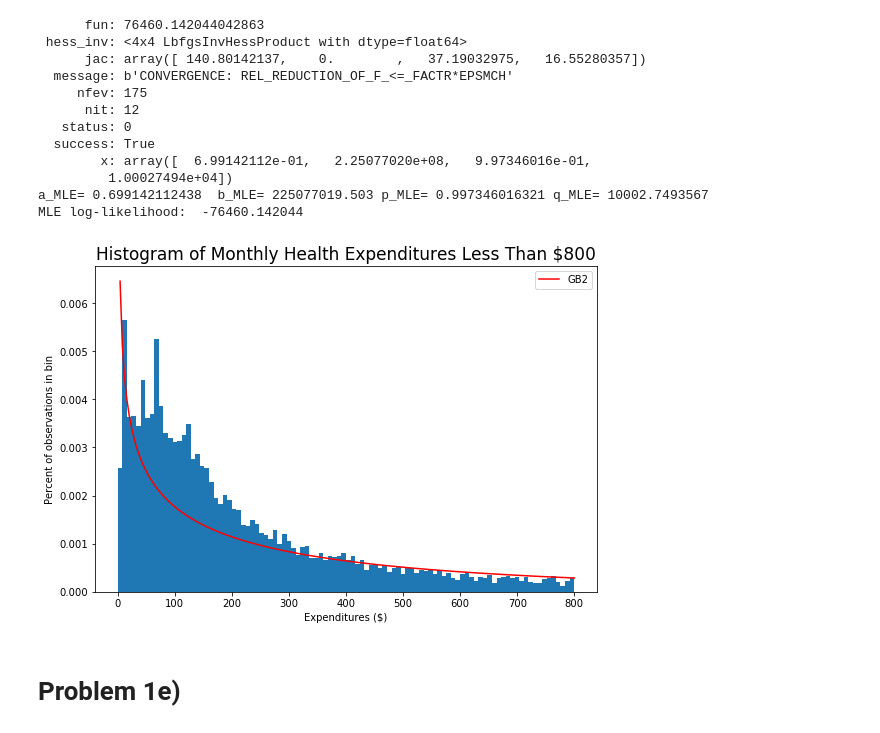
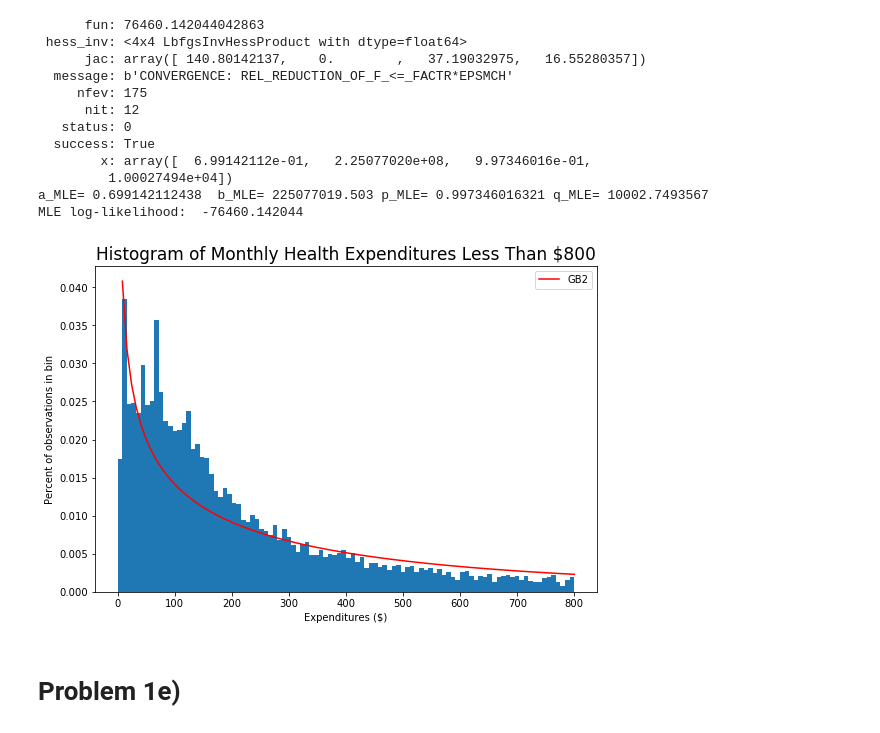
Before and after one commit to rzhang15/BootCamp2017, a Jupyter notebook: ProbSets/Econ/Week_4/rzhang15_problem1.ipynb, the cells around one changed output. Drawn from its saved outputs; the diff is of its cells as text; code cells hidden in the pictures.

```diff
--- a/ProbSets/Econ/Week_4/rzhang15_problem1.ipynb
+++ b/ProbSets/Econ/Week_4/rzhang15_problem1.ipynb
@@ -215,18 +215,18 @@ print('MLE log-likelihood: ', MLE_gb)
 a_MLE= 0.699142112438  b_MLE= 225077019.503 p_MLE= 0.997346016321 q_MLE= 10002.7493567
 MLE log-likelihood:  -76460.142044
 # %%
-x = np.linspace(0,800,200)
-y = genbeta2_pdf(x,a_MLE, b_MLE, p_MLE, q_MLE )
+x = np.linspace(0,800,num_bins)
+y = 8*genbeta2_pdf(x,a_MLE, b_MLE, p_MLE, q_MLE )
 plt.subplots(figsize=(9, 6))
-plt.hist(claims[mask], num_bins, normed=True)
+plt.hist(claims[mask], num_bins, weights=weights[mask])
 plt.plot(x,y,'r-',label='GB2')
 plt.title('Histogram of Monthly Health Expenditures Less Than $800', fontsize=17)
 plt.xlabel(r'Expenditures ($)')
 plt.ylabel(r'Percent of observations in bin')
 plt.legend()
 plt.show()
 # %% [output]
-[figure, old version]
+[figure, new version]
 # %% [markdown]
 # Problem 1e)
 # %%
```
Also changed, not shown: parts of 2 cells of this notebook, 5 other files.
